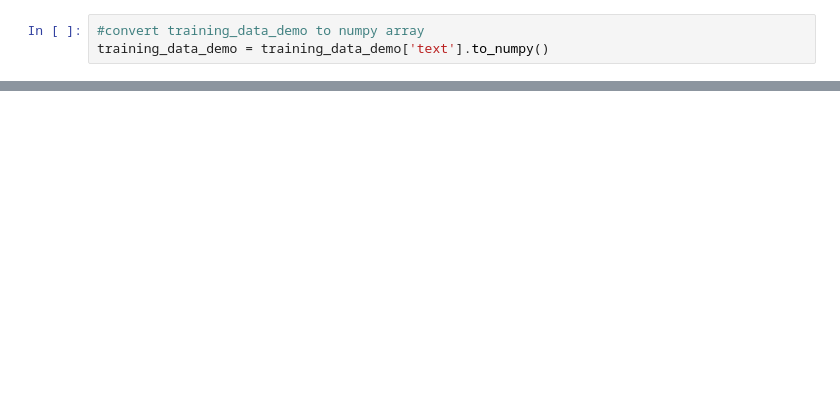
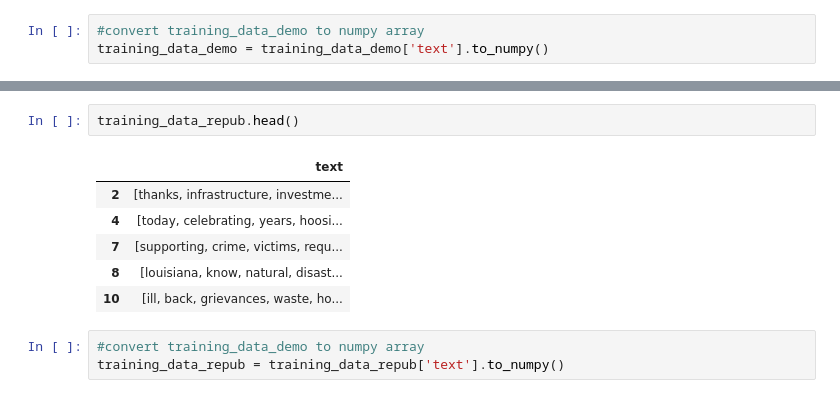
Before and after one commit to celisa/Political-Orientation-Classifier, a Jupyter notebook: 02_gen_mod/gen_mod_testing.ipynb, the cells around one changed output, grey strips where cells are left out. Saved outputs shown, nothing was run; the diff lists cells and outputs as text; blank space fills up the shorter version.

```diff
--- a/02_gen_mod/gen_mod_testing.ipynb
+++ b/02_gen_mod/gen_mod_testing.ipynb
@@ -56,0 +179,12 @@ bigram_list[0]
+# %%
+training_data_repub.head()
+# %% [output]
+|  | text |
+| 2 | [thanks, infrastructure, investme... |
+| 4 | [today, celebrating, years, hoosi... |
+| 7 | [supporting, crime, victims, requ... |
+| 8 | [louisiana, know, natural, disast... |
+| 10 | [ill, back, grievances, waste, ho... |
+# %%
+#convert training_data_demo to numpy array
+training_data_repub = training_data_repub['text'].to_numpy()
```
Also changed, not shown: parts of 23 cells of this notebook.
